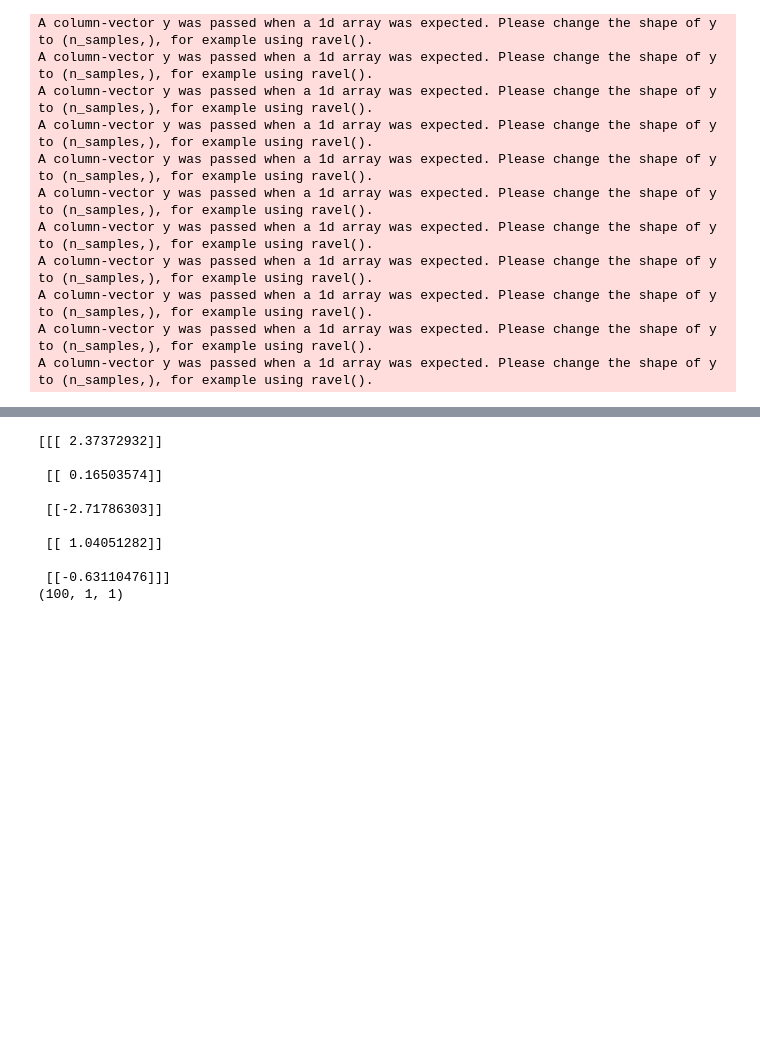
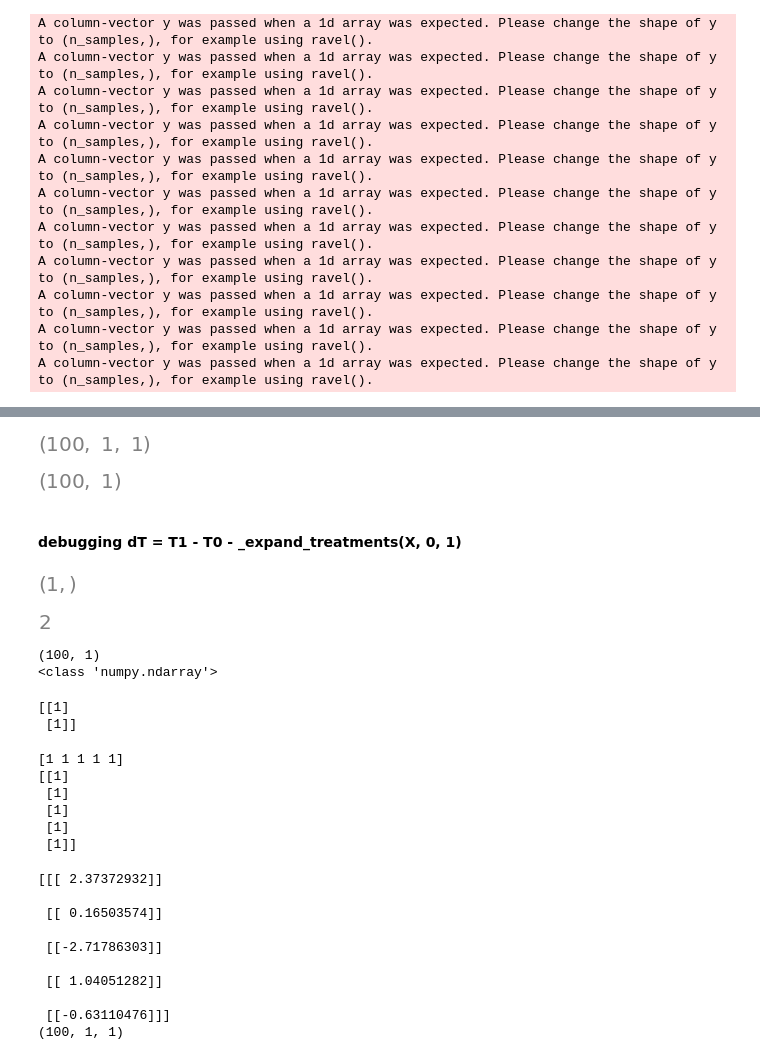
Before and after one commit to ssemov/EconML, a Jupyter notebook: my_notebooks/LinearDRIV effect vs effect_interval shape inconsistency.ipynb, the cells around one changed output, grey strips where cells are left out. Saved outputs shown, nothing was run; the diff lists cells and outputs as text; code cells hidden in the pictures; blank space fills up the shorter version.

```diff
--- a/my_notebooks/LinearDRIV effect vs effect_interval shape inconsistency.ipynb
+++ b/my_notebooks/LinearDRIV effect vs effect_interval shape inconsistency.ipynb
@@ -174,0 +165,10 @@ array([[ 2.37372932],
+# %%
+(100,1) + (1,)
+# %% [output]
+[figure, added]
+# %%
+eff_const_marginal_df.shape
+# %% [output]
+[figure, added]
+# %% [markdown]
+#### debugging dT = T1 - T0 - _expand_treatments(X, 0, 1)
@@ -175,3 +177,37 @@ array([[ 2.37372932],
+# %%
+est_df._d_t_in # original dimensions of T. why is it (1,)? comes from TreatmentExpansionMixin
+# %% [output]
+[figure, added]
+# %%
+ndim(np.array([[0,1, 2],[0,1,2]])) # a condition within expand_treatments
+# %% [output]
+[figure, added]
+# %%
+print(dT.shape)
+print(type(dT))
+# %% [output]
+(100, 1)
+<class 'numpy.ndarray'>
+# %%
+# it doesn't print the commas
+print(np.array([
+    [1],
+    [1]
+]))
+# %% [output]
+[[1]
+ [1]]
+# %%
+# first argument is shape, second argument is fill_value
+print(np.full((5,) + (),1))
+print(np.full((5,) + (1,),1))
+# %% [output]
+[1 1 1 1 1]
+[[1]
+ [1]
+ [1]
+ [1]
+ [1]]
 # %%
 print(est_df.const_marginal_effect(X)[:5])
 print(est_df.const_marginal_effect(X).shape)
```
Also changed, not shown: parts of 22 cells of this notebook.
